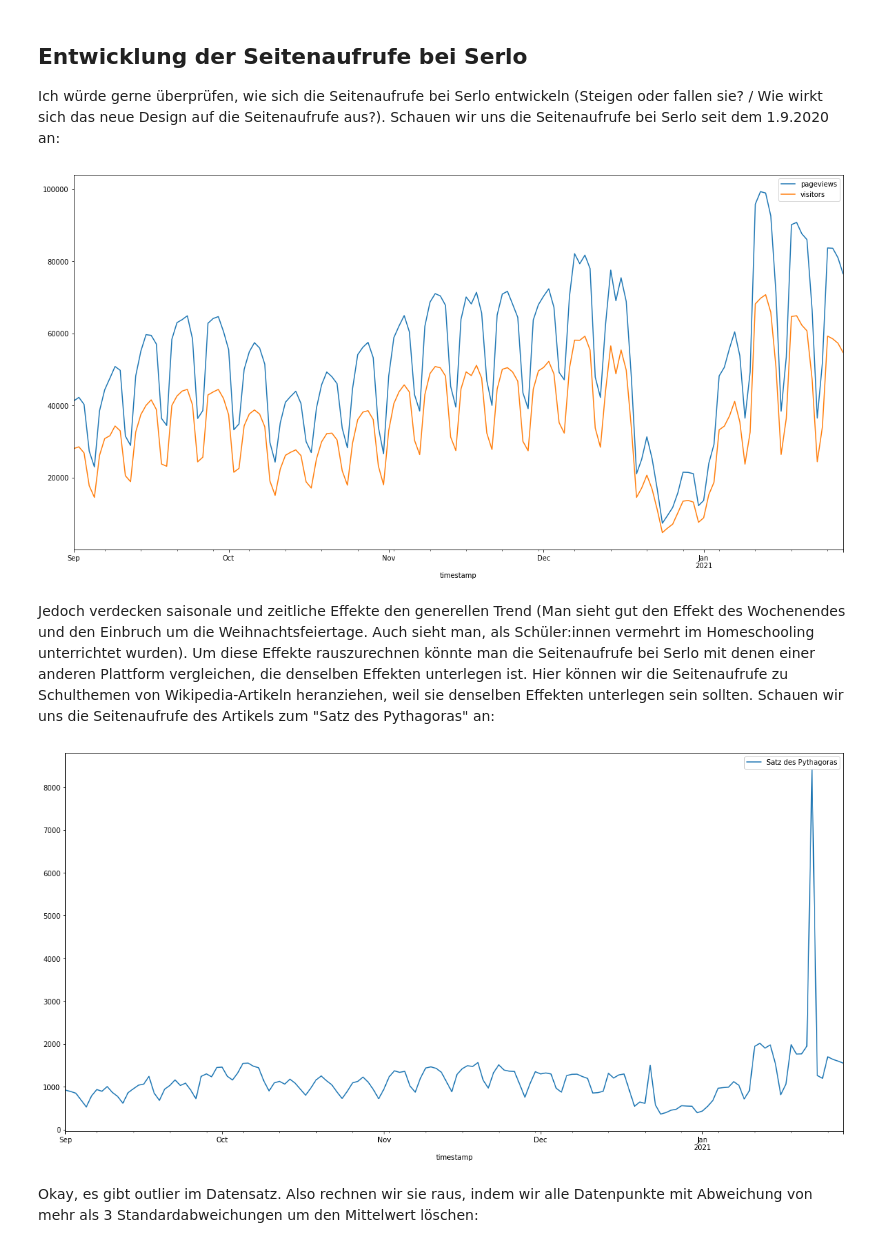
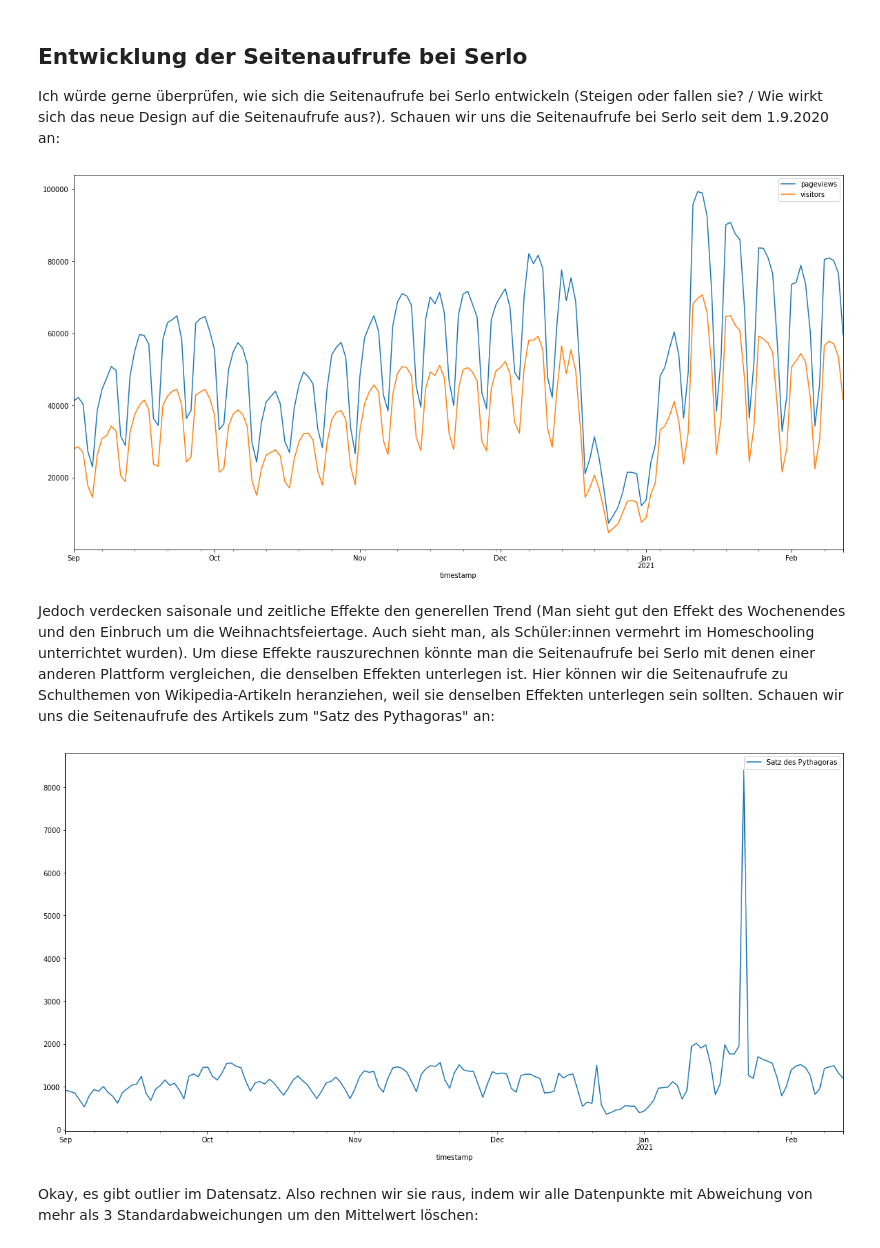
Before and after one commit to kulla/serlo-evaluations, a Jupyter notebook: Entwicklung der Seitenaufrufe bei Serlo.ipynb, the cells around one changed output. Drawn from its saved outputs; the diff is of its cells as text; code cells hidden in the pictures.

```diff
--- a/Entwicklung der Seitenaufrufe bei Serlo.ipynb
+++ b/Entwicklung der Seitenaufrufe bei Serlo.ipynb
@@ -5,21 +5,22 @@ Ich würde gerne überprüfen, wie sich die Seitenaufrufe bei Serlo entwickeln (
 # %%
 import pandas as pd
 import json
 import matplotlib.pyplot as plt
 
 with open("de.serlo.org.json") as serlo_data:
     items = json.load(serlo_data)["histogram"]
 
     serlo =  pd.DataFrame({
         "timestamp": [ pd.Timestamp(item["date"]) for item in items ],
         "pageviews": [ item["pageviews"] for item in items ],
         "visitors": [ item["visitors"] for item in items ]
     }).set_index("timestamp")
 
+serlo.drop(serlo.tail(1).index, inplace=True)
 serlo.plot(figsize=(20,10))
 plt.show()
 # %% [output]
-[figure, old version]
+[figure, new version]
 # %% [markdown]
 Jedoch verdecken saisonale und zeitliche Effekte den generellen Trend (Man sieht gut den Effekt des Wochenendes und den Einbruch um die Weihnachtsfeiertage. Auch sieht man, als Schüler:innen vermehrt im Homeschooling unterrichtet wurden). Um diese Effekte rauszurechnen könnte man die Seitenaufrufe bei Serlo mit denen einer anderen Plattform vergleichen, die denselben Effekten unterlegen ist. Hier können wir die Seitenaufrufe zu Schulthemen von Wikipedia-Artikeln heranziehen, weil sie denselben Effekten unterlegen sein sollten. Schauen wir uns die Seitenaufrufe des Artikels zum "Satz des Pythagoras" an:
 # %%
@@ -30,7 +31,7 @@ from datetime import date, timedelta
 
 start_time = date(2020, 9, 1)
 # end_time = date.today() - timedelta(days=1)
-end_time = date(2021,1,28)
+end_time = date(2021,2,13)
 
 def read_wikipedia_pageviews(title):
     user_agent = "MyJupyterEvaluations/1.0 (https://github.com/kulla/serlo-evaluations; https://de.wikibooks.org/wiki/Benutzer:Stephan_Kulla)"
@@ -55,7 +56,7 @@ def read_wikipedia_pageviews(title):
 read_wikipedia_pageviews("Satz des Pythagoras").plot(figsize=(20,10))
 plt.show()
 # %% [output]
-[figure, old version]
+[figure, new version]
 # %% [markdown]
 Okay, es gibt outlier im Datensatz. Also rechnen wir sie raus, indem wir alle Datenpunkte mit Abweichung von mehr als 3 Standardabweichungen um den Mittelwert löschen:
 # %%
```
Also changed, not shown: parts of 5 cells of this notebook.
